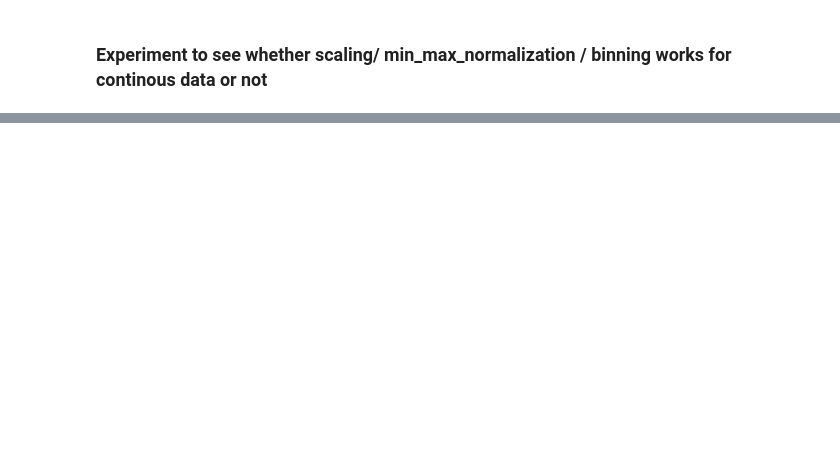
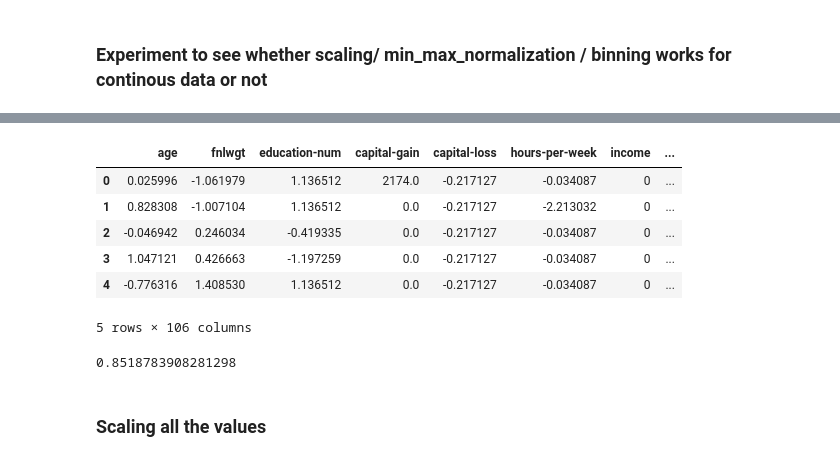
Before and after one commit to AJAkil/ML-Sessional, a Jupyter notebook: Assignment-1/exp.ipynb, the cells around one changed output, grey strips where cells are left out. Saved outputs shown, nothing was run; the diff lists cells and outputs as text; code cells hidden in the pictures; blank space fills up the shorter version.

```diff
--- a/Assignment-1/exp.ipynb
+++ b/Assignment-1/exp.ipynb
@@ -770,0 +873,16 @@ df.columns.tolist()
+# %%
+test.head()
+# %% [output]
+|  | age | fnlwgt | education-num | capital-gain | capital-loss | hours-per-week | income | ... |
+| 0 | 0.025996 | -1.061979 | 1.136512 | 2174.0 | -0.217127 | -0.034087 | 0 | ... |
+| 1 | 0.828308 | -1.007104 | 1.136512 | 0.0 | -0.217127 | -2.213032 | 0 | ... |
+| 2 | -0.046942 | 0.246034 | -0.419335 | 0.0 | -0.217127 | -0.034087 | 0 | ... |
+| 3 | 1.047121 | 0.426663 | -1.197259 | 0.0 | -0.217127 | -0.034087 | 0 | ... |
+| 4 | -0.776316 | 1.408530 | 1.136512 | 0.0 | -0.217127 | -0.034087 | 0 | ... |
+5 rows × 106 columns
+# %%
+logr(test, 'income', 1000)
+# %% [output]
+0.8518783908281298
+# %% [markdown]
+### Scaling all the values
```
Also changed, not shown: parts of 40 cells of this notebook, 1 other file.
